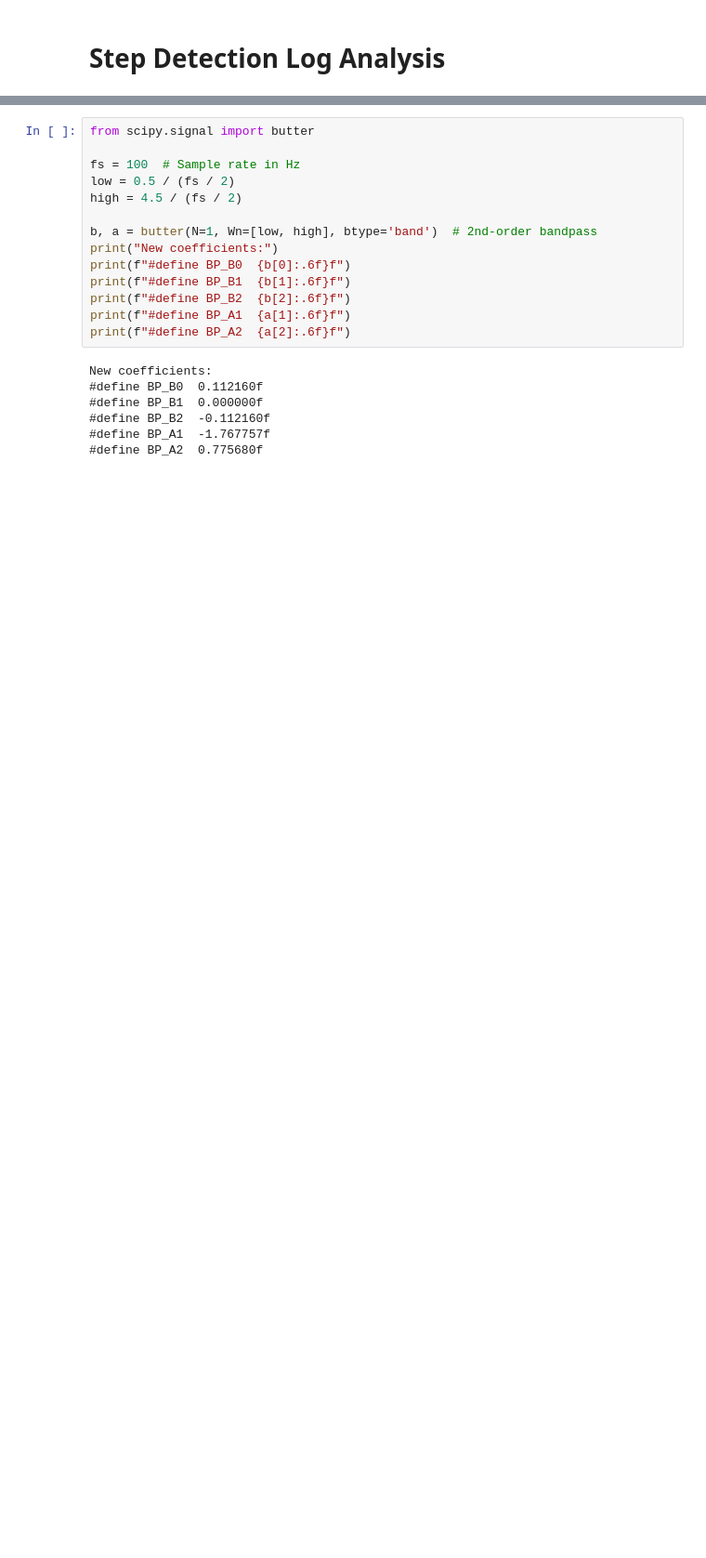
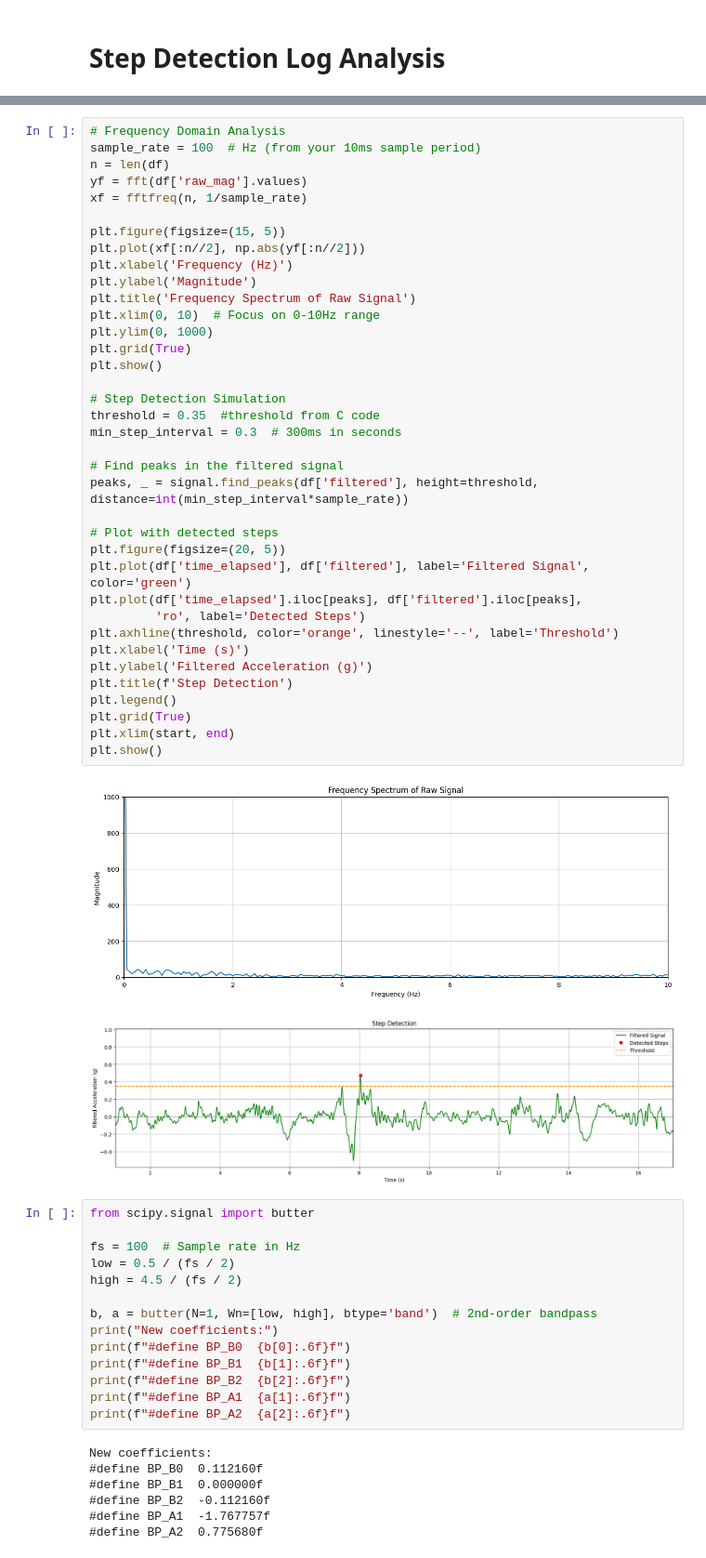
Before and after one commit to Fate8880/MoveMate, a Jupyter notebook: step_analysis.ipynb, the cells around one changed output, grey strips where cells are left out. Shown at 93% size. Drawn from its saved outputs; the diff is of its cells as text; blank space fills up the shorter version.

```diff
--- a/step_analysis.ipynb
+++ b/step_analysis.ipynb
@@ -108,3 +83,43 @@ Detected steps: 67
+# %%
+# Frequency Domain Analysis
+sample_rate = 100  # Hz (from your 10ms sample period)
+n = len(df)
+yf = fft(df['raw_mag'].values)
+xf = fftfreq(n, 1/sample_rate)
+
+plt.figure(figsize=(15, 5))
+plt.plot(xf[:n//2], np.abs(yf[:n//2]))
+plt.xlabel('Frequency (Hz)')
+plt.ylabel('Magnitude')
+plt.title('Frequency Spectrum of Raw Signal')
+plt.xlim(0, 10)  # Focus on 0-10Hz range
+plt.ylim(0, 1000)
+plt.grid(True)
+plt.show()
+
+# Step Detection Simulation
+threshold = 0.35  #threshold from C code
+min_step_interval = 0.3  # 300ms in seconds
+
+# Find peaks in the filtered signal
+peaks, _ = signal.find_peaks(df['filtered'], height=threshold, distance=int(min_step_interval*sample_rate))
+
+# Plot with detected steps
+plt.figure(figsize=(20, 5))
+plt.plot(df['time_elapsed'], df['filtered'], label='Filtered Signal', color='green')
+plt.plot(df['time_elapsed'].iloc[peaks], df['filtered'].iloc[peaks],
+         'ro', label='Detected Steps')
+plt.axhline(threshold, color='orange', linestyle='--', label='Threshold')
+plt.xlabel('Time (s)')
+plt.ylabel('Filtered Acceleration (g)')
+plt.title(f'Step Detection')
+plt.legend()
+plt.grid(True)
+plt.xlim(start, end)
+plt.show()
+# %% [output]
+[figure, added]
+[figure, added]
 # %%
 from scipy.signal import butter
 
```
Also changed, not shown: parts of 5 cells of this notebook, 4 other files.
